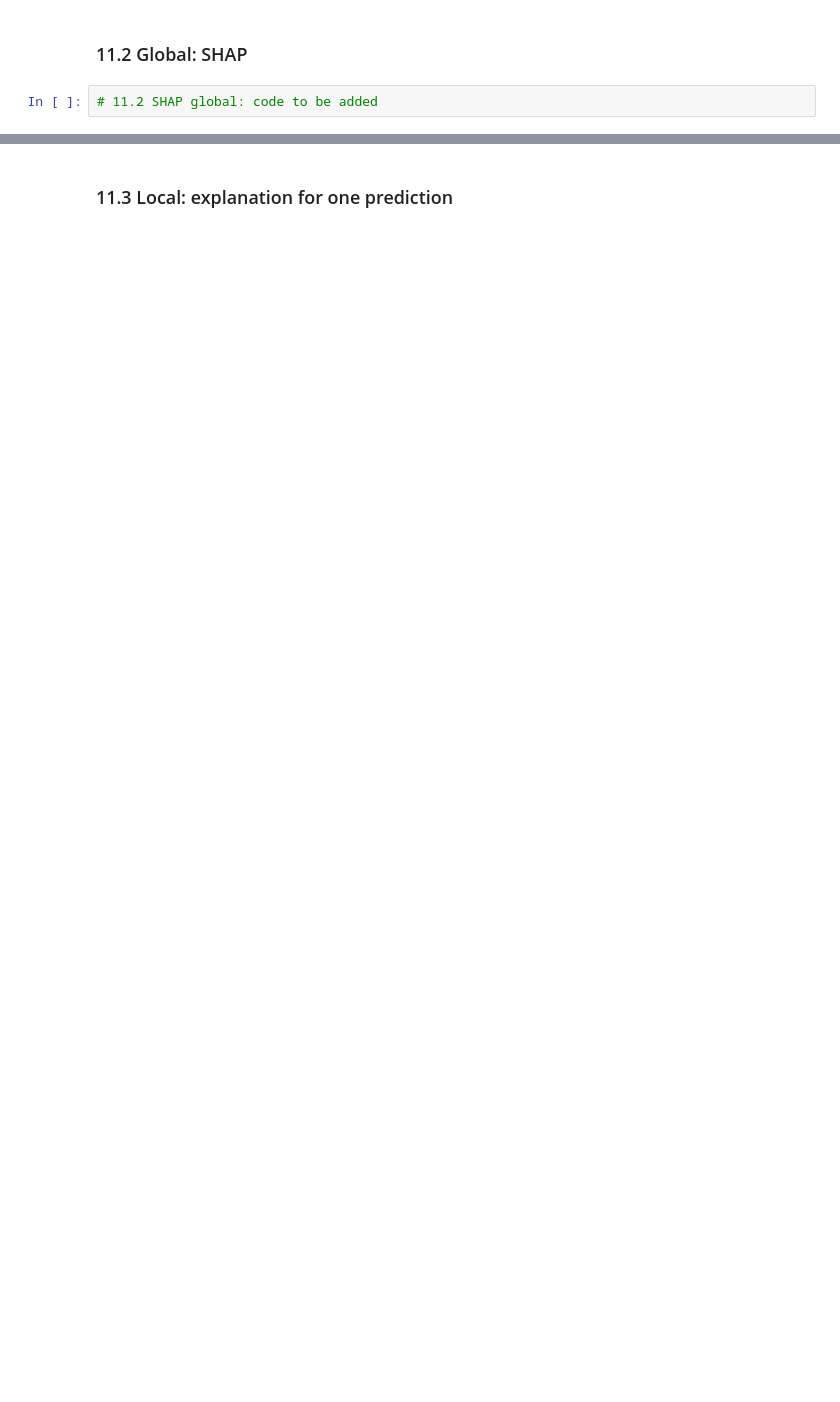
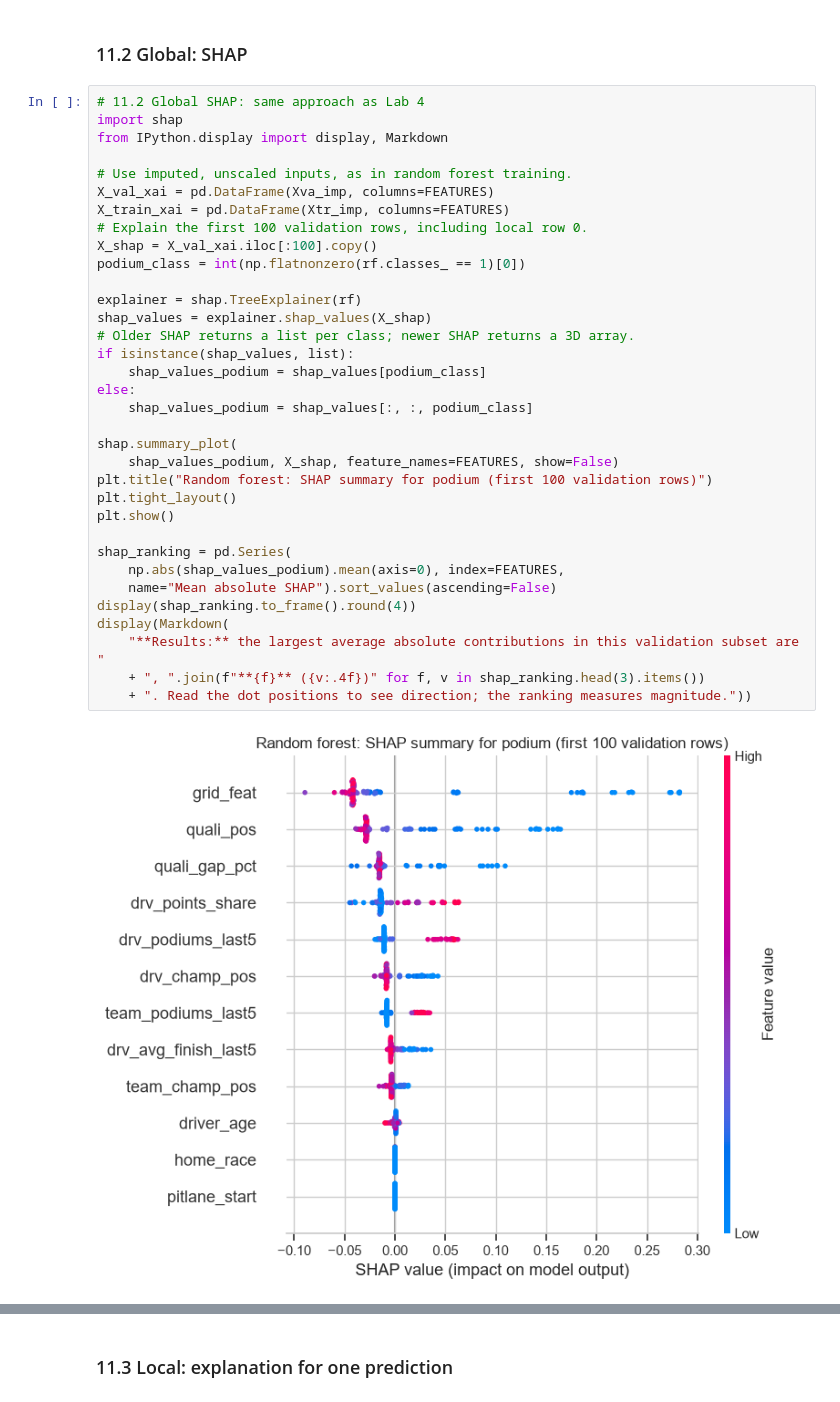
Before and after one commit to AbdelrahmanWaelH/F1_AI_Tools, a Jupyter notebook: F1_Podium_Prediction_Sections_1-8.ipynb, the cells around one changed output, grey strips where cells are left out. Drawn from its saved outputs; the diff is of its cells as text; blank space fills up the shorter version.

```diff
--- a/F1_Podium_Prediction_Sections_1-8.ipynb
+++ b/F1_Podium_Prediction_Sections_1-8.ipynb
@@ -1265,4 +1348,38 @@ Every plot must be interpreted in markdown.
 # %% [markdown]
 ### 11.2 Global: SHAP
 # %%
-# 11.2 SHAP global: code to be added
+# 11.2 Global SHAP: same approach as Lab 4
+import shap
+from IPython.display import display, Markdown
+
+# Use imputed, unscaled inputs, as in random forest training.
+X_val_xai = pd.DataFrame(Xva_imp, columns=FEATURES)
+X_train_xai = pd.DataFrame(Xtr_imp, columns=FEATURES)
+# Explain the first 100 validation rows, including local row 0.
+X_shap = X_val_xai.iloc[:100].copy()
+podium_class = int(np.flatnonzero(rf.classes_ == 1)[0])
+
+explainer = shap.TreeExplainer(rf)
+shap_values = explainer.shap_values(X_shap)
+# Older SHAP returns a list per class; newer SHAP returns a 3D array.
+if isinstance(shap_values, list):
+    shap_values_podium = shap_values[podium_class]
+else:
+    shap_values_podium = shap_values[:, :, podium_class]
+
+shap.summary_plot(
+    shap_values_podium, X_shap, feature_names=FEATURES, show=False)
+plt.title("Random forest: SHAP summary for podium (first 100 validation rows)")
+plt.tight_layout()
+plt.show()
+
+shap_ranking = pd.Series(
+    np.abs(shap_values_podium).mean(axis=0), index=FEATURES,
+    name="Mean absolute SHAP").sort_values(ascending=False)
+display(shap_ranking.to_frame().round(4))
+display(Markdown(
+    "**Results:** the largest average absolute contributions in this validation subset are "
+    + ", ".join(f"**{f}** ({v:.4f})" for f, v in shap_ranking.head(3).items())
+    + ". Read the dot positions to see direction; the ranking measures magnitude."))
+# %% [output]
+[figure, added]
```
Also changed, not shown: parts of 24 cells of this notebook, 1 other file.
